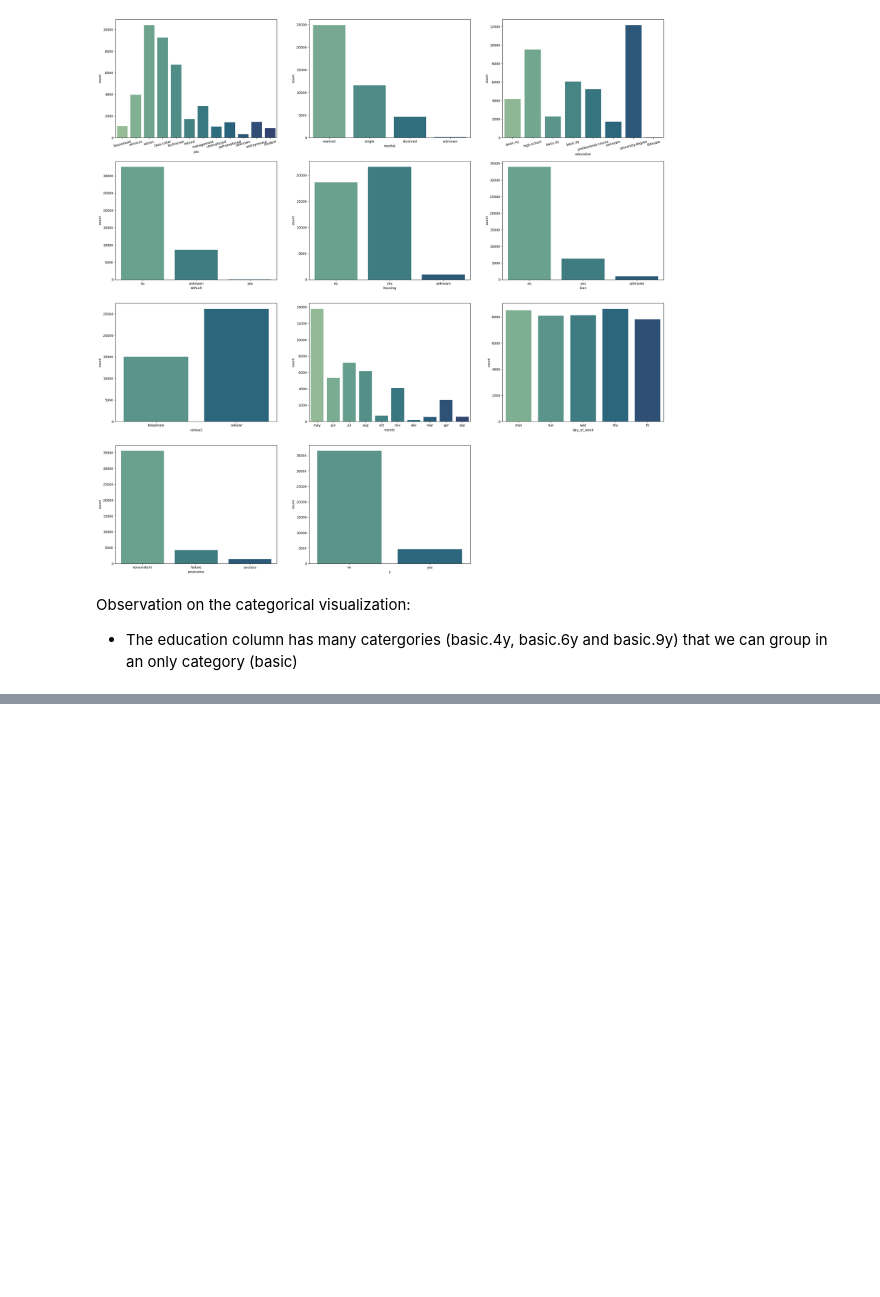
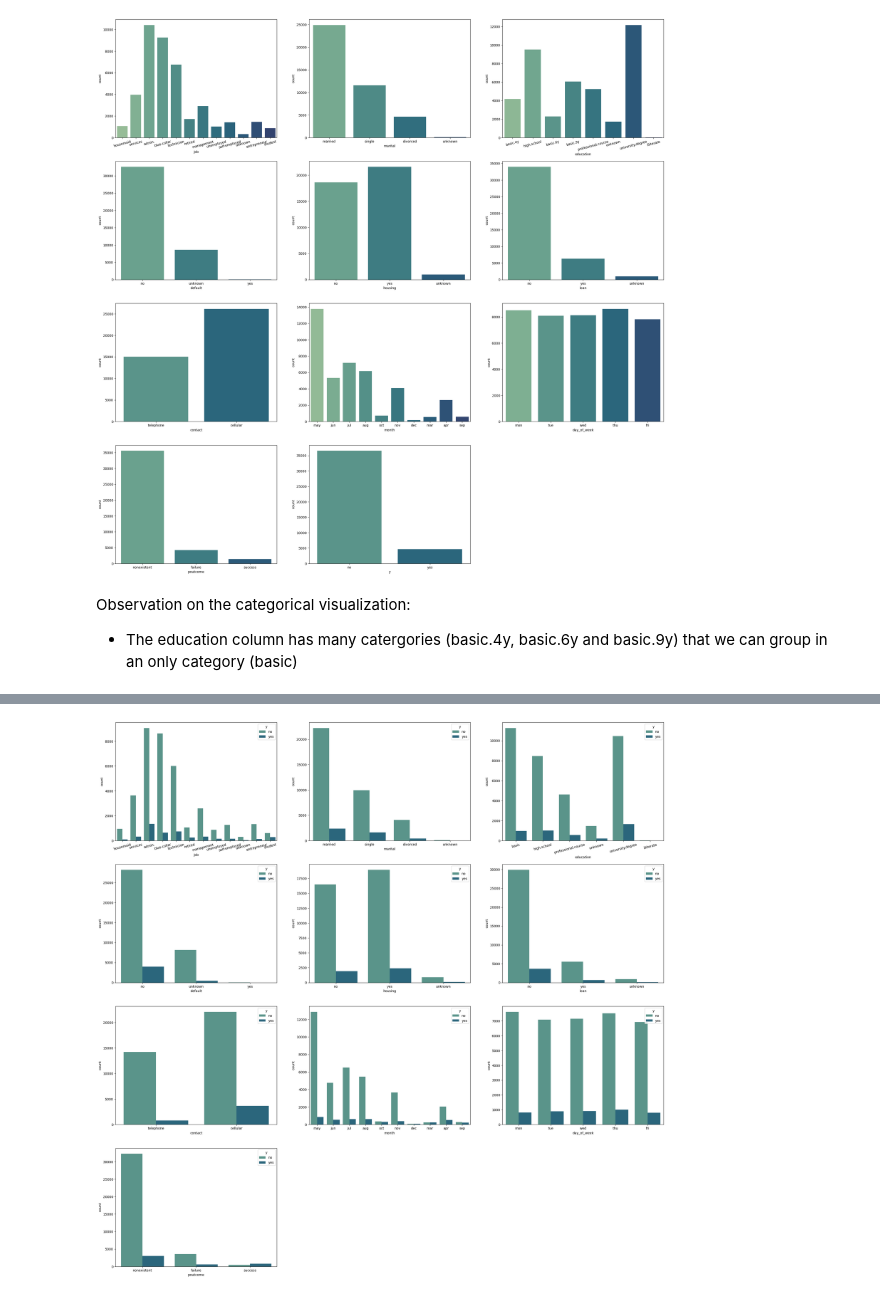
Before and after one commit to fevc08/logistic_regresion_ML, a Jupyter notebook: src/explore.ipynb, the cells around one changed output, grey strips where cells are left out. Drawn from its saved outputs; the diff is of its cells as text; code cells hidden in the pictures; blank space fills up the shorter version.

```diff
--- a/src/explore.ipynb
+++ b/src/explore.ipynb
@@ -223,0 +214,40 @@ Observation on the numerical visualization
+# %%
+# For multivariate analysis, we are going to correlate all the variables with the target variable
+# Relationship between the categorical variables and the target variable
+fig, ax = plt.subplots(4, 3, figsize=(30, 30))
+
+# set the colors
+color = sns.color_palette("crest", 5)
+
+# Countplot of the job column
+sns.countplot(ax = ax[0,0], data = bank_marketing_campaign_df, x = 'job', hue = 'y', palette="crest")
+# Rotate x-axis labels
+ax[0, 0].set_xticklabels(ax[0, 0].get_xticklabels(), rotation=15)
+# Countplot of the marital column
+sns.countplot(ax = ax[0,1], data = bank_marketing_campaign_df, x = 'marital', hue = 'y', palette="crest")
+# Countplot of the education column
+sns.countplot(ax = ax[0,2], data = bank_marketing_campaign_df, x = 'education', hue = 'y', palette="crest")
+# Rotate x-axis labels
+ax[0, 2].set_xticklabels(ax[0, 2].get_xticklabels(), rotation=15)
+# Countplot of the default column
+sns.countplot(ax = ax[1,0], data = bank_marketing_campaign_df, x = 'default', hue = 'y', palette="crest")
+# Countplot of the housing column
+sns.countplot(ax = ax[1,1], data = bank_marketing_campaign_df, x = 'housing', hue = 'y', palette="crest")
+# Countplot of the loan column
+sns.countplot(ax = ax[1,2], data = bank_marketing_campaign_df, x = 'loan', hue = 'y', palette="crest")
+# Countplot of the contact column
+sns.countplot(ax = ax[2,0], data = bank_marketing_campaign_df, x = 'contact', hue = 'y', palette="crest")
+# Countplot of the month column
+sns.countplot(ax = ax[2,1], data = bank_marketing_campaign_df, x = 'month', hue = 'y', palette="crest")
+# Countplot of the day_of_week column
+sns.countplot(ax = ax[2,2], data = bank_marketing_campaign_df, x = 'day_of_week', hue = 'y', palette="crest")
+# Countplot of the poutcome column
+sns.countplot(ax = ax[3,0], data = bank_marketing_campaign_df, x = 'poutcome', hue = 'y', palette="crest")
+# Remove the empty subplots
+fig.delaxes(ax[3,1])
+fig.delaxes(ax[3,2])
+
+# Display the plot
+plt.show()
+# %% [output]
+[figure, added]
```
Also changed, not shown: parts of 11 cells of this notebook, 2 other files.
